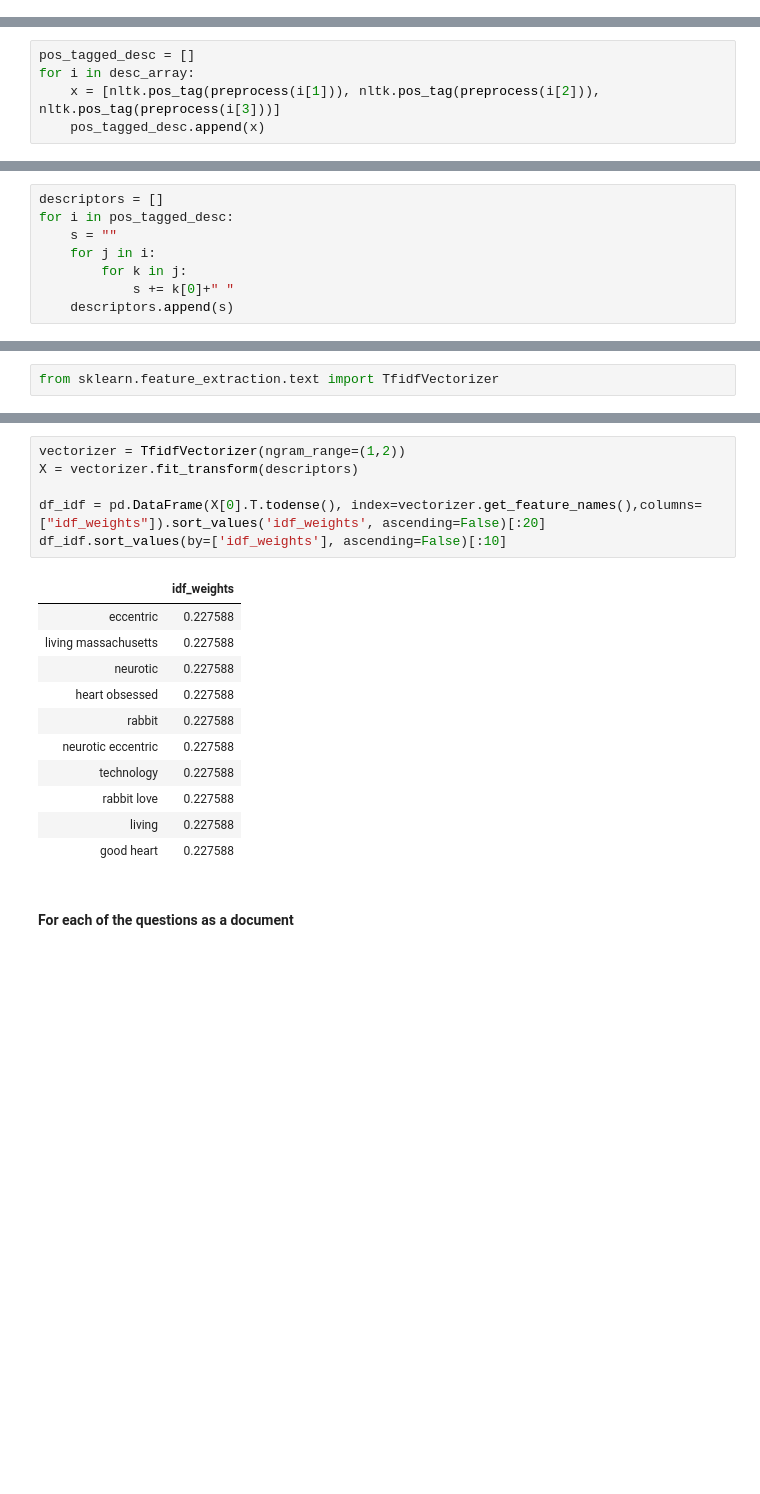
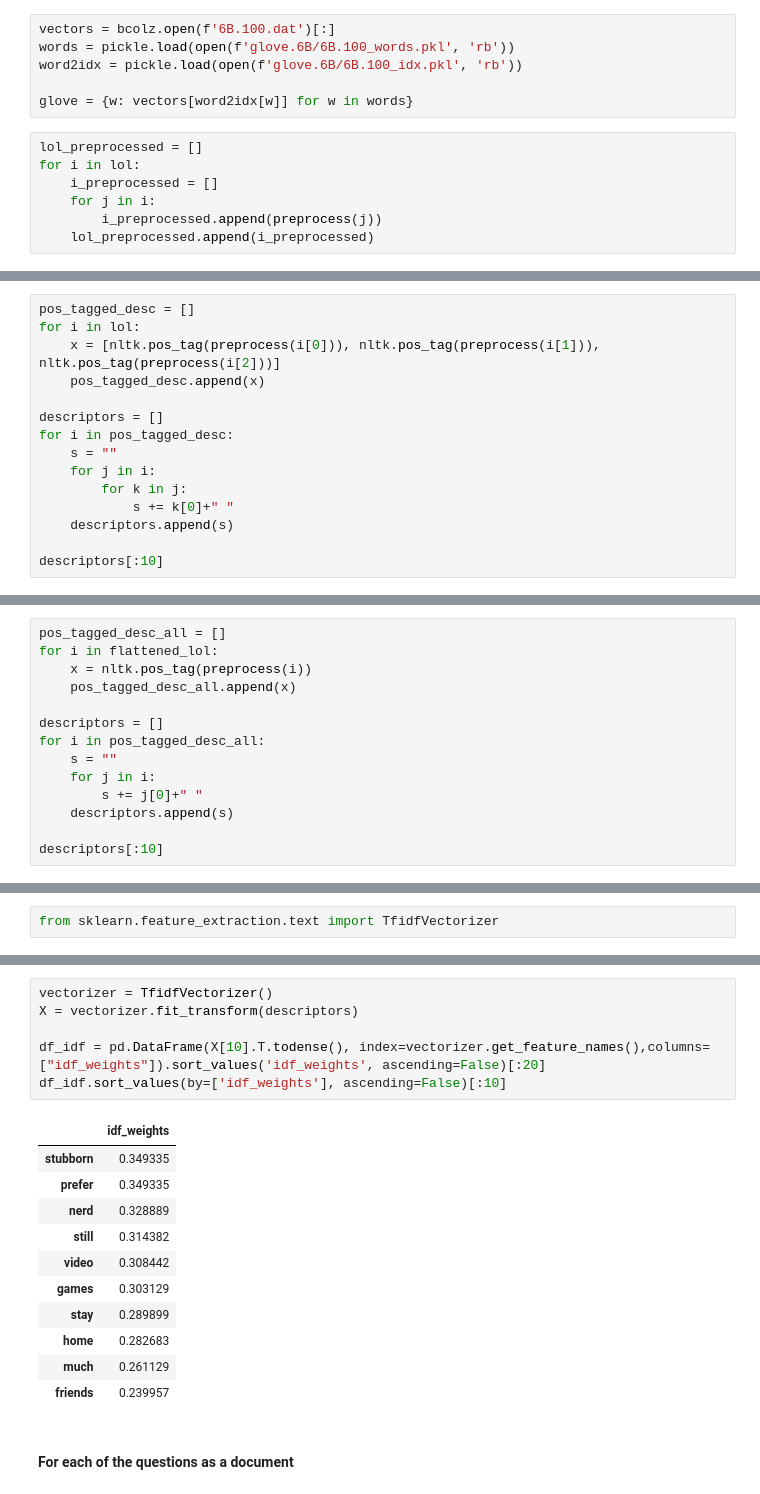
Before and after one commit to akrishna77/CS8903-Essence, a Jupyter notebook: Essence.ipynb, the cells around one changed output, grey strips where cells are left out. Cells and saved outputs as stored; diff of their text form; blank space fills up the shorter version.

```diff
--- a/Essence.ipynb
+++ b/Essence.ipynb
@@ -38,0 +167,13 @@ df[:10]
+# %%
+vectors = bcolz.open(f'6B.100.dat')[:]
+words = pickle.load(open(f'glove.6B/6B.100_words.pkl', 'rb'))
+word2idx = pickle.load(open(f'glove.6B/6B.100_idx.pkl', 'rb'))
+
+glove = {w: vectors[word2idx[w]] for w in words}
+# %%
+lol_preprocessed = []
+for i in lol:
+    i_preprocessed = []
+    for j in i:
+        i_preprocessed.append(preprocess(j))
+    lol_preprocessed.append(i_preprocessed)
@@ -62,6 +276,16 @@ def preprocess(text):
     return [spell(t) for t in tokens]
 # %%
 pos_tagged_desc = []
-for i in desc_array:
-    x = [nltk.pos_tag(preprocess(i[1])), nltk.pos_tag(preprocess(i[2])), nltk.pos_tag(preprocess(i[3]))]
+for i in lol:
+    x = [nltk.pos_tag(preprocess(i[0])), nltk.pos_tag(preprocess(i[1])), nltk.pos_tag(preprocess(i[2]))]
     pos_tagged_desc.append(x)
+
+descriptors = []
+for i in pos_tagged_desc:
+    s = ""
+    for j in i:
+        for k in j:
+            s += k[0]+" "
+    descriptors.append(s)
+
+descriptors[:10]
@@ -88,8 +292,14 @@ pos_tagged_desc[1]
 # %%
+pos_tagged_desc_all = []
+for i in flattened_lol:
+    x = nltk.pos_tag(preprocess(i))
+    pos_tagged_desc_all.append(x)
+
 descriptors = []
-for i in pos_tagged_desc:
+for i in pos_tagged_desc_all:
     s = ""
     for j in i:
-        for k in j:
-            s += k[0]+" "
+        s += j[0]+" "
     descriptors.append(s)
+
+descriptors[:10]
@@ -115,21 +338,21 @@ from sklearn.feature_extraction.text import TfidfVectorizer
 # %%
-vectorizer = TfidfVectorizer(ngram_range=(1,2))
+vectorizer = TfidfVectorizer()
 X = vectorizer.fit_transform(descriptors)
 
-df_idf = pd.DataFrame(X[0].T.todense(), index=vectorizer.get_feature_names(),columns=["idf_weights"]).sort_values('idf_weights', ascending=False)[:20]
+df_idf = pd.DataFrame(X[10].T.todense(), index=vectorizer.get_feature_names(),columns=["idf_weights"]).sort_values('idf_weights', ascending=False)[:20]
 df_idf.sort_values(by=['idf_weights'], ascending=False)[:10]
 # %% [output]
 |  | idf_weights |
-| eccentric | 0.227588 |
-| living massachusetts | 0.227588 |
-| neurotic | 0.227588 |
-| heart obsessed | 0.227588 |
-| rabbit | 0.227588 |
-| neurotic eccentric | 0.227588 |
-| technology | 0.227588 |
-| rabbit love | 0.227588 |
-| living | 0.227588 |
-| good heart | 0.227588 |
+| stubborn | 0.349335 |
+| prefer | 0.349335 |
+| nerd | 0.328889 |
+| still | 0.314382 |
+| video | 0.308442 |
+| games | 0.303129 |
+| stay | 0.289899 |
+| home | 0.282683 |
+| much | 0.261129 |
+| friends | 0.239957 |
 # %% [markdown]
 #### For each of the questions as a document
 # %%
```
Also changed, not shown: parts of 50 cells of this notebook, 1 other file.
